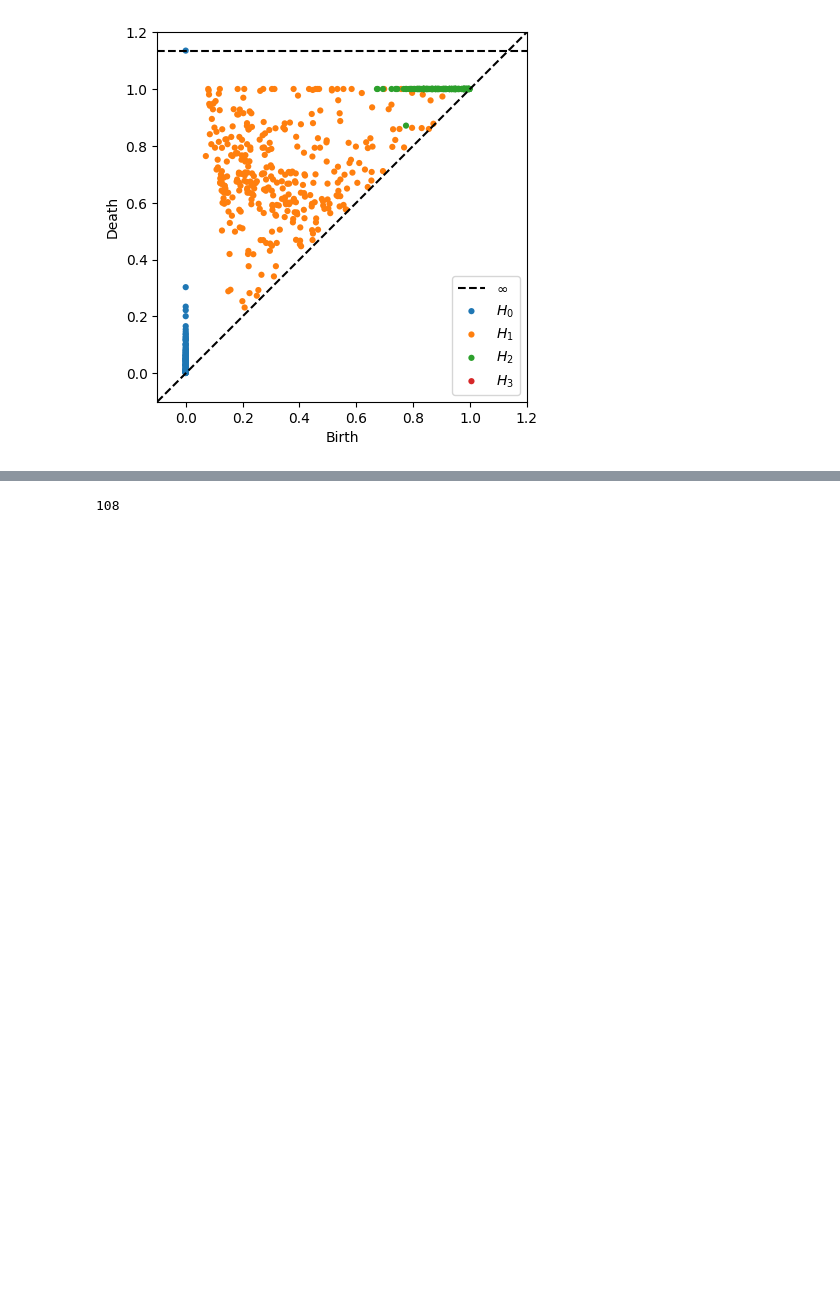
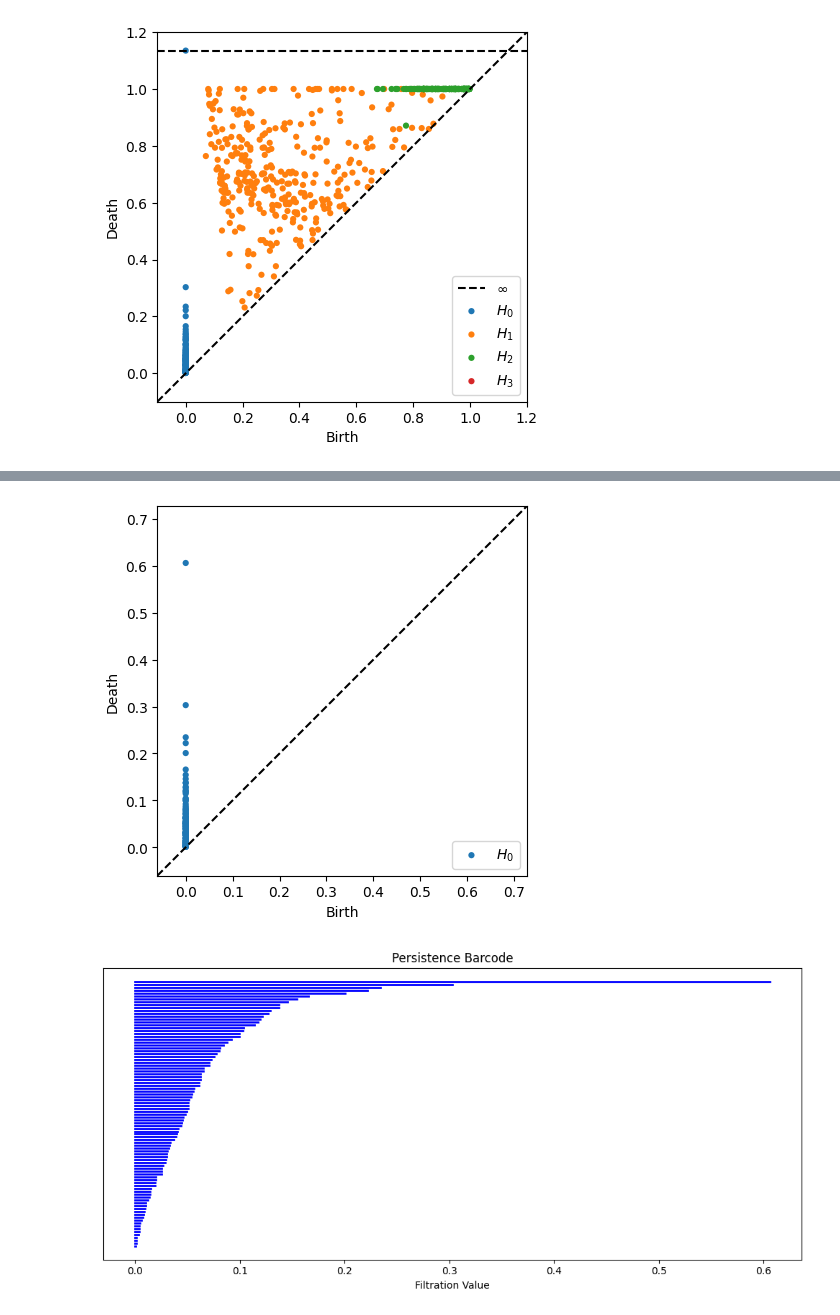
Before and after one commit to mehdimerbah/TDA-PPIN, a Jupyter notebook: tda_analysis/TDA_PPI_Node_Classification_Dummy.ipynb, the cells around one changed output, grey strips where cells are left out. Cells and saved outputs as stored; diff of their text form; code cells hidden in the pictures; blank space fills up the shorter version.

```diff
--- a/tda_analysis/TDA_PPI_Node_Classification_Dummy.ipynb
+++ b/tda_analysis/TDA_PPI_Node_Classification_Dummy.ipynb
@@ -486,4 +465,6 @@ for diag in dist_mat_diags_ripser[1]:
-# %%
-len(pers_features)
-# %% [output]
-108
+# %%
+plot_diagrams(dist_mat_diags_ripser, plot_only=[0])
+plot_barcode(dist_mat_diags_ripser, 0)
+# %% [output]
+[figure, added]
+[figure, added]
```
Also changed, not shown: parts of 9 cells of this notebook, 1 other file.
